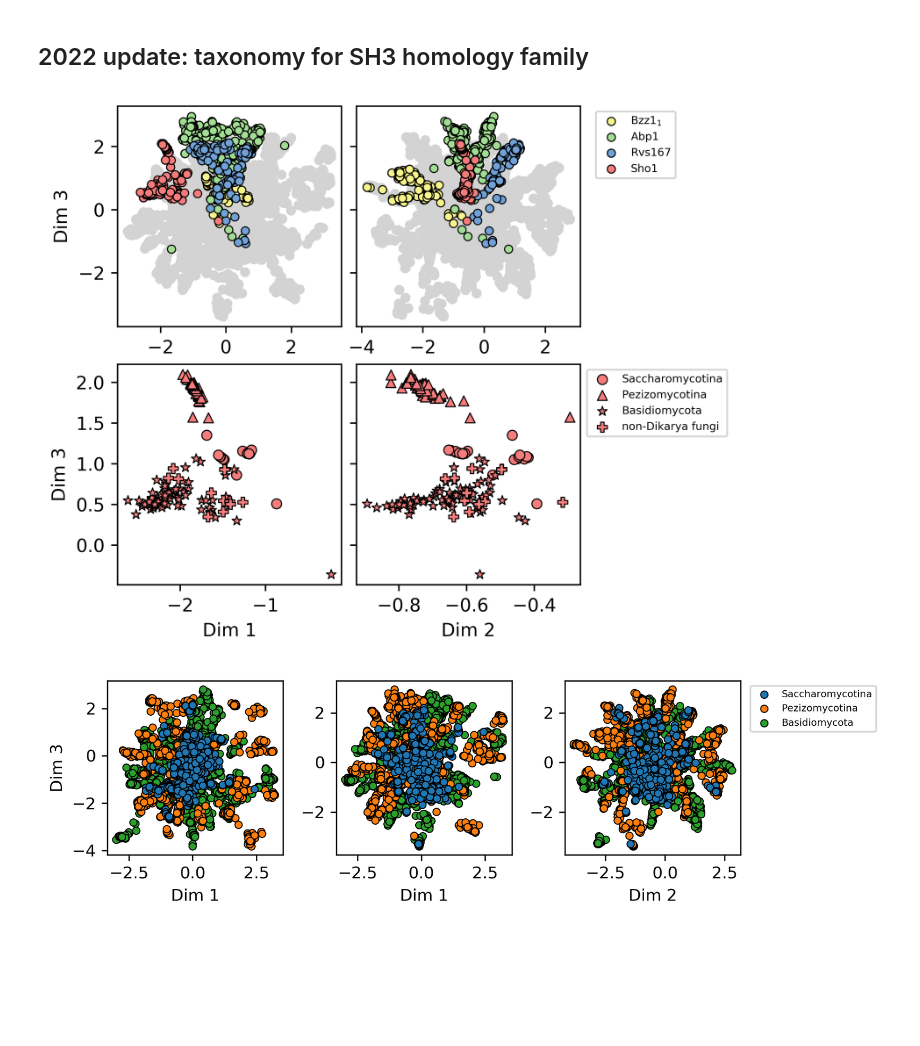
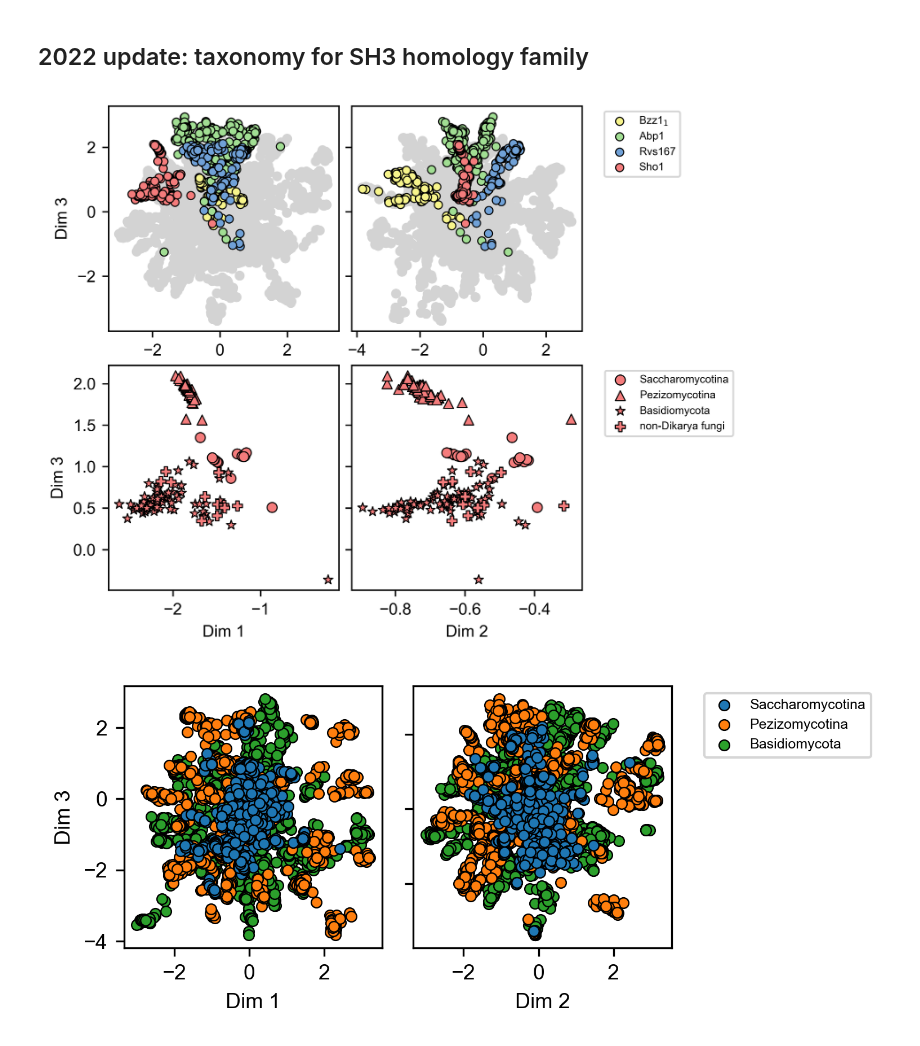
Before and after one commit to ranganathanlab/VAEforDesign, a Jupyter notebook: VAE_SH3.ipynb, the cells around one changed output. Cells and saved outputs as stored; diff of their text form; code cells hidden in the pictures; blank space fills up the shorter version.

```diff
--- a/VAE_SH3.ipynb
+++ b/VAE_SH3.ipynb
@@ -837,6 +837,9 @@ plt.show()
 ## 2022 update: taxonomy for SH3 homology family
 # %%
 import pandas as pd
+# %%
+plt.rcParams.update({'font.family': 'Arial'})
+plt.rcParams.update({'font.size': 9})
 # %%
 nat_7865 = pd.read_excel('Inputs/20210908_natural_with_taxonomy.xls')
 nat_seq_7865 = nat_7865['Sequences'].tolist()
@@ -885,10 +888,10 @@ ax[1,1].set_xlabel('Dim 2')
 plt.setp(ax[0,1].get_yticklabels(), visible=False)
 plt.setp(ax[1,1].get_yticklabels(), visible=False)
 plt.tight_layout(pad=.4)
-#plt.savefig('../VAE_design_paper/Fig1/latent_3.svg')
+#plt.savefig('../VAE_design_paper/SIs/vanilla1.pdf')
 plt.show()
 # %% [output]
-[figure, old version]
+[figure, new version]
 # %%
 phylogeny = ['Saccharomycotina', 'Pezizomycotina', 'Basidiomycota']
 phy_list_VAE = []
@@ -898,15 +901,17 @@ for j in range(len(phylogeny)):
 phylogeny.append('non-Dikarya fungi')
 phy_list_VAE.append(np.array(z_nat_7865[filter_2 & filter_3]))
 # %%
-fig, ax = plt.subplots(1,3,figsize=(7.5,2.2),dpi=300)
-for i in range(3):
-    ax[i].set_xlabel('Dim '+ str(z_x[i]+1))
+fig, ax = plt.subplots(1,2,figsize=(5.4,2.2),dpi=300)
+for i in range(2):
+    ax[i].set_xlabel('Dim '+ str(z_x[i+1]+1))
     for j in [0,1,2]:
         ax[i].scatter(phy_list_VAE[j][:,z_x[i]], phy_list_VAE[j][:,z_y[i]],
                       label = phylogeny[j], edgecolor = 'k',s = 20 ,linewidth=0.6, zorder = 3-j)
-ax[2].legend(loc='upper right', bbox_to_anchor=(1.8, 1),fontsize=6)
+ax[1].legend(loc='upper right', bbox_to_anchor=(1.8, 1),fontsize=6)
 ax[0].set_ylabel('Dim '+ str(z_y[i]+1))
+plt.setp(ax[1].get_yticklabels(), visible=False)
 plt.tight_layout()
+#plt.savefig('../VAE_design_paper/SIs/vanilla2.pdf')
 plt.show()
 # %% [output]
-[figure, old version]
+[figure, new version]
```
